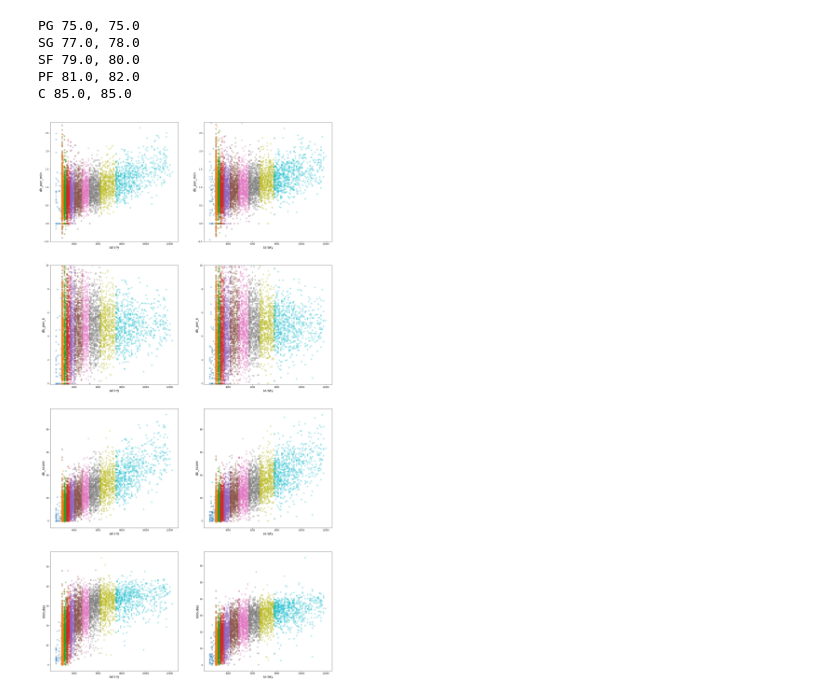
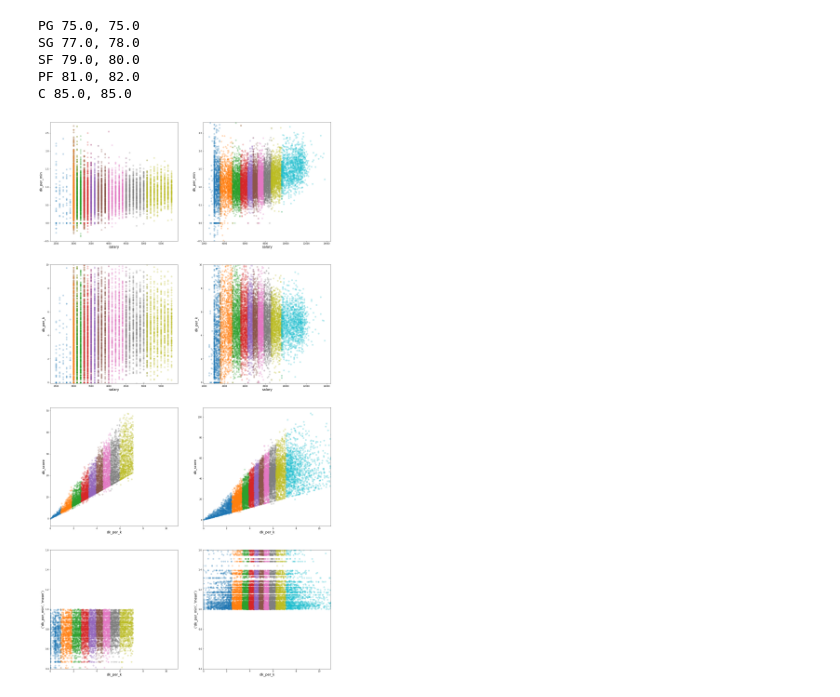
Before and after one commit to shanemulqueen/nba, a Jupyter notebook: eda.ipynb, the cells around one changed output. Cells and saved outputs as stored; diff of their text form; code cells hidden in the pictures.

```diff
--- a/eda.ipynb
+++ b/eda.ipynb
@@ -134,26 +134,30 @@ def get_n_scatter(data, f1, f2,n=1500,buckets = 10,ax = plt, ascending = True,al
     ax.set_ylabel(f2, size = 16)
     return pd.DataFrame(out,columns=[f1,f2])
 # %%
-alpha = 0.3
-n = 6000
+alpha = 0.26
+n = 9000
 f2 = 'dk_score'
 combos = [('salary','dk_per_min'),
-          ('salary','dk_per_k'),
+          ('dk_per_min','dk_per_k'),
           #('minutes','dk_per_min'),
-          ('salary','dk_score'),
-          ('salary','minutes')
+          ('dk_per_k','dk_score'),
+          ('dk_per_k',('dk_per_min','mean'))
           #('salary','dk_per_min'),
           #('dk_score','dk_per_min')
          ]
-#fe = (both_stats[('dk_per_min','mean')] > 1)
+fe = (data[('dk_per_min','mean')] > 1)
+#fe0 = (data[('dk_per_min','mean')] <= 1)
 fe = (data['C'] > 0)
 fig, ax = plt.subplots(len(combos),2,figsize=(24,48))
-buckets = [get_n_scatter(data,elem[0],elem[1],ax = ax[ind][0],alpha= alpha,n = n, s = 44) for ind,elem in enumerate(combos)]
+buckets = [get_n_scatter(data[fe0],elem[0],elem[1],ax = ax[ind][0],alpha= alpha,n = n, s = 44) for ind,elem in enumerate(combos)]
 buckets_fe = [get_n_scatter(data[fe],elem[0],elem[1],ax = ax[ind][1],alpha= alpha,n = n, s = 44) for ind,elem in enumerate(combos)]
 #buckets = get_n_scatter(data,f1,f2,ax = ax[0], alpha , n )
 
 [axs.set_ylim(-0.5,2.8) for axs in ax[0]]
 [axs.set_ylim(-0.1,10) for axs in ax[1]]
+[axs.set_xlim(0,11) for axs in ax[2]]
+[axs.set_ylim(0.4,1.6) for axs in ax[3]]
+[axs.set_xlim(0,11) for axs in ax[3]]
 plt.show()
 # %% [output]
-[figure, old version]
+[figure, new version]
```
Also changed, not shown: 4 other files.
